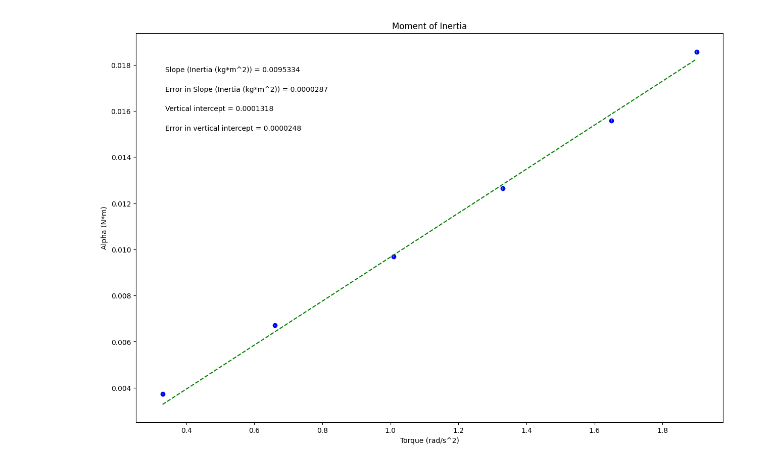
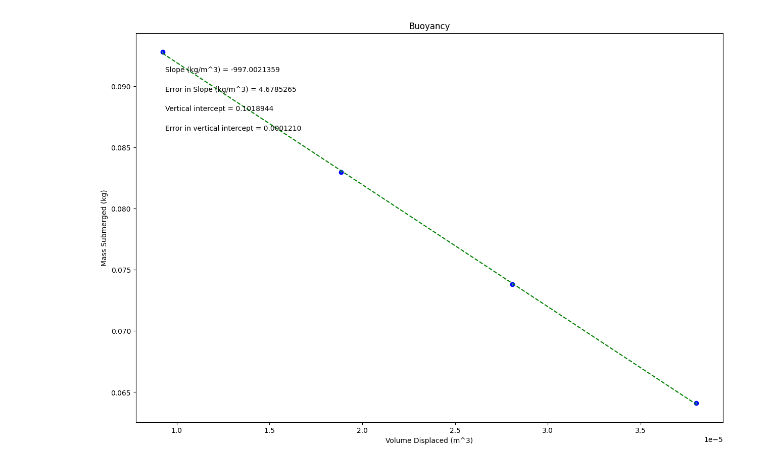
Before and after one commit to MHuckab04/physics-lab-216, a Jupyter notebook: PHSXlab_plotting_template.ipynb, the cells around one changed output. Drawn from its saved outputs; the diff is of its cells as text; code cells hidden in the pictures.

```diff
--- a/PHSXlab_plotting_template.ipynb
+++ b/PHSXlab_plotting_template.ipynb
@@ -19,28 +19,28 @@ import matplotlib.pyplot as plt
 #variable names should start with a letter and must contain only letters, numbers, and underscores
 
 
-Torque = np.array([.33, .66, 1.01, 1.33, 1.65, 1.90])
+volume = np.array([.00000923, .00001884, .00002808, 0.00003801])
 
-Alpha = np.array([.00373, .00671, .00968, .01264, .01559, .01855])
+mass_sub = np.array([.0928, .0830, .0738, .0641])
 
-err_Alpha = np.array([0.00002, 0.00003, 0.00004, 0.00005, 0.00006, 0.00006])
+err_mass_sub = np.array([0.0001, 0.0001, 0.0001, 0.0001])
 
 
 
 #Re-assign variables as x, y, dy so that the remaining plotting code may remain generic
 #UPDATE VARIABLE NAMES (ON RHS OF EACH EQUAL SIGN) TO MATCH VARIABLE NAMES FOR DATA ABOVE
 
-x = Torque             #this should be the array you want to plot on the x axis
-y = Alpha            #this should be the array you want to plot on the y axis
-dy = err_Alpha        #this should be your error in y array
+x = volume             #this should be the array you want to plot on the x axis
+y = mass_sub             #this should be the array you want to plot on the y axis
+dy = err_mass_sub        #this should be your error in y array
 
 
 #UPDATE EACH OF THESE 4 STRINGS FOR YOUR PLOT LABELS AS YOU WANT THEM TO APPEAR
 
-plot_title= 'Moment of Inertia'
-x_label= 'Torque (rad/s^2)'
-y_label= 'Alpha (N*m)'
-slope_units= 'Inertia (kg*m^2)'
+plot_title= 'Buoyancy'
+x_label= 'Volume Displaced (m^3)'
+y_label= 'Mass Submerged (kg)'
+slope_units= 'kg/m^3'
 
 #UPDATE ANNOTATION PLACEMENT SO IT'S OUT OF WAY OF PLOTTED DATA AND BEST FIT LINE
 #integer from 1 to 4, top R corner is 1 (counter-clockwise from there)
@@ -92,31 +92,31 @@ elif annotation_placement==3 or annotation_placement==4:
 #Don't need to change anything in this section!
 
 #Plot data on graph. Plot error bars and place values for slope,
 #error in slope, and vertical intercept (plus error) on the plot using "annotate"
 
 plt.figure(figsize=(15,10))
 
 plt.plot(x, fit, color='green', linestyle='--')
 plt.scatter(x, y, color='blue', marker='o')
 
 plt.xlabel(x_label)
 plt.ylabel(y_label)
 plt.title(plot_title)
 
 plt.errorbar(x, y, yerr=dy, xerr=None, fmt="none") #don't need to plot x error bars
 
 plt.annotate('Slope ({}) = {value:.{digits}f}'.format(slope_units,value=m, digits=7),
              (xpos, ypos[0]), xycoords='axes fraction')
 
 plt.annotate('Error in Slope ({}) = {value:.{digits}f}'.format(slope_units,value=dm, digits=7),
              (xpos, ypos[1]), xycoords='axes fraction')
 
 plt.annotate('Vertical intercept = {value:.{digits}f}'.format(value=b, digits=7),
              (xpos, ypos[2]), xycoords='axes fraction')
 
 plt.annotate('Error in vertical intercept = {value:.{digits}f}'.format(value=db, digits=7),
              (xpos, ypos[3]), xycoords='axes fraction')
 
 plt.show()
 # %% [output]
-[figure, old version]
+[figure, new version]
```
